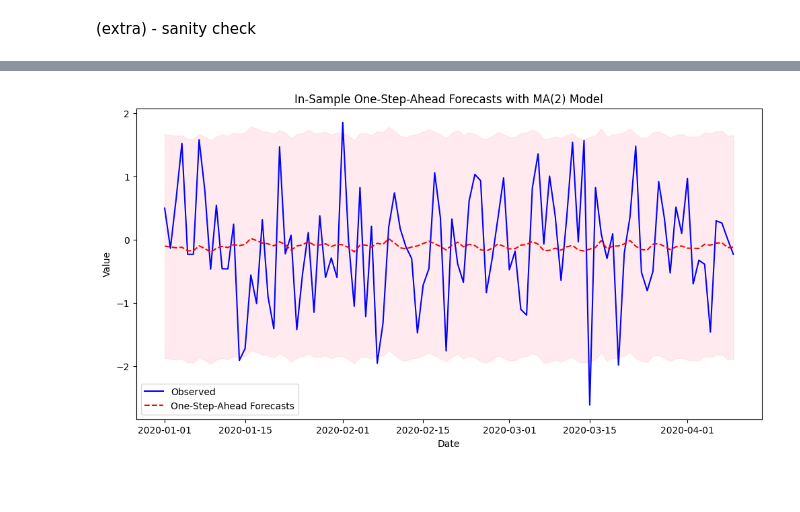
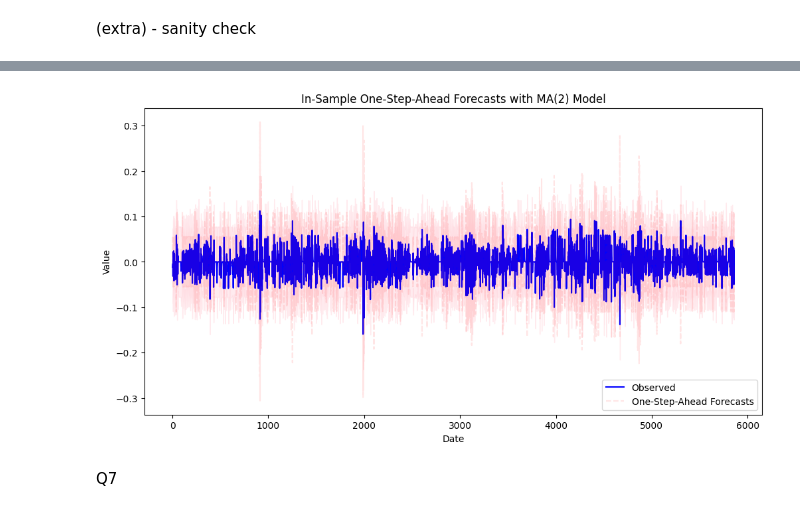
Before and after one commit to Kevin-finance/BUSN-41910-Time-series, a Jupyter notebook: src/Week2/HW2_MSK.ipynb, the cells around one changed output, grey strips where cells are left out. Cells and saved outputs as stored; diff of their text form; code cells hidden in the pictures; blank space fills up the shorter version.

```diff
--- a/src/Week2/HW2_MSK.ipynb
+++ b/src/Week2/HW2_MSK.ipynb
@@ -568,4 +570,6 @@ https://alkaline-ml.com/pmdarima/modules/generated/pmdarima.arima.ARIMA.html#pmd
 https://github.com/alkaline-ml/pmdarima/blob/master/pmdarima/arima/arima.py
 # %%
 model_ttm_ma2 = pmd_arima(order=(0,0,2)).fit(ttm.loc[:,"RET"])
-predicted_values = model_ttm_ma2.predict_in_sample() # return_conf_int=True
+insample_forecasts = model_ttm_ma2.predict_in_sample(start=2, return_conf_int=True) # roll 1-step forward
+predicted_values = insample_forecasts[0]
+confint = insample_forecasts[1]
@@ -668,36 +576,16 @@ model_ttm_2.predict_in_sample
 # %%
-import numpy as np
-import pandas as pd
-import matplotlib.pyplot as plt
-from statsmodels.tsa.arima.model import ARIMA
-
-# Example time series data
-np.random.seed(42)
-data = np.random.randn(100)  # Replace with your actual data
-dates = pd.date_range(start='2020-01-01', periods=len(data), freq='D')
-time_series = pd.Series(data, index=dates)
-
-# Fit MA(2) model
-model = ARIMA(time_series, order=(0, 0, 2))
-fitted_model = model.fit()
-
-# Generate in-sample one-step-ahead forecasts
-# 'dynamic=False' ensures one-step-ahead forecasts
-forecasts = fitted_model.get_prediction(start=0, end=len(time_series)-1, dynamic=False)
-forecast_values = forecasts.predicted_mean
-confidence_intervals = forecasts.conf_int()
-
-# Plot observed data and forecasts
 plt.figure(figsize=(12, 6))
-plt.plot(time_series, label='Observed', color='blue')
-plt.plot(forecast_values, label='One-Step-Ahead Forecasts', color='red', linestyle='--')
-plt.fill_between(confidence_intervals.index,
-                 confidence_intervals.iloc[:, 0],
-                 confidence_intervals.iloc[:, 1], color='pink', alpha=0.3)
+plt.plot(predicted_values, label='Observed', color='blue')
+plt.plot(ttm.loc[:,"RET"], label='One-Step-Ahead Forecasts', color='red', linestyle='--',alpha = 0.1)
+plt.fill_between(predicted_values.index,
+                 confint[:, 0],
+                 confint[:, 1], color='pink', alpha=0.3)
 plt.title('In-Sample One-Step-Ahead Forecasts with MA(2) Model')
 plt.xlabel('Date')
 plt.ylabel('Value')
 plt.legend()
 plt.show()
 # %% [output]
-[figure, old version]
+[figure, new version]
+# %% [markdown]
+Q7
```
Also changed, not shown: parts of 44 cells of this notebook, 2 other files.
